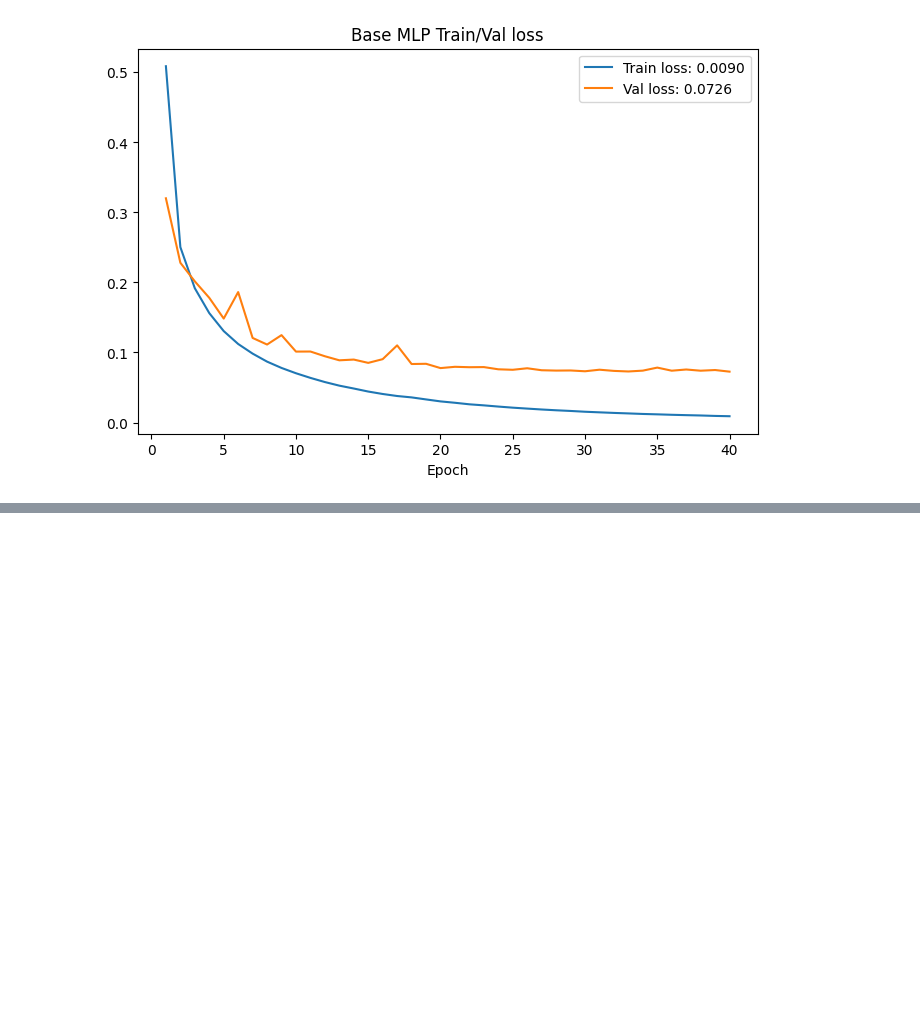
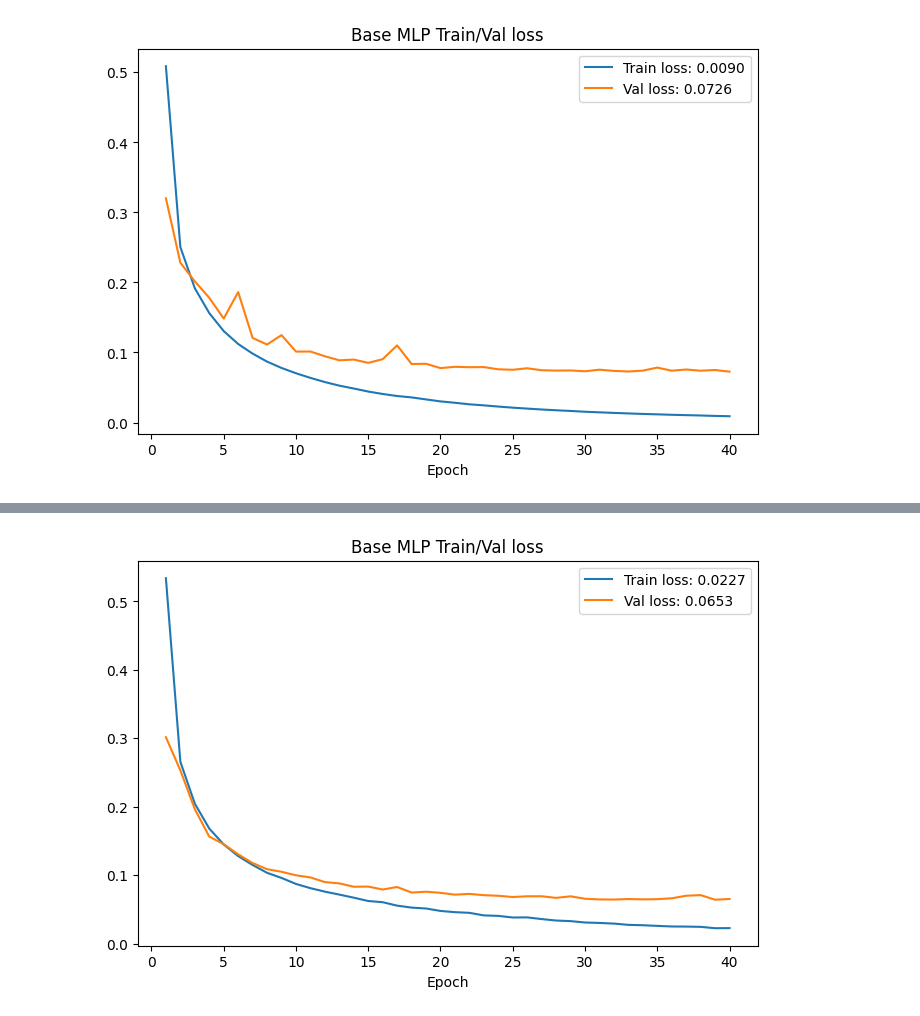
Before and after one commit to M4rselo/hypothesis_mnist_project, a Jupyter notebook: mnist_hypothesis_project.ipynb, the cells around one changed output, grey strips where cells are left out. Saved outputs shown, nothing was run; the diff lists cells and outputs as text; code cells hidden in the pictures; blank space fills up the shorter version.

```diff
--- a/mnist_hypothesis_project.ipynb
+++ b/mnist_hypothesis_project.ipynb
@@ -257,7 +257,7 @@ False labels in batch: 24
 ## MLP One Hidden Layer Class
 # %%
 class BaseMLP(nn.Module):
-    def __init__(self, num_outputs, num_hiddens, act_name, lr):
+    def __init__(self, num_outputs, num_hiddens, dropout_num, act_name, lr):
         super().__init__()
         self.num_outputs = num_outputs
         self.num_hiddens = num_hiddens
@@ -267,7 +267,8 @@ class BaseMLP(nn.Module):
             self.act_func = nn.ReLU()
         else:
             self.act_func = nn.Tanh()
-        self.net = nn.Sequential(nn.Flatten(), nn.LazyLinear(self.num_hiddens), self.act_func, nn.LazyLinear(self.num_outputs))
+        self.net = nn.Sequential(nn.Flatten(), nn.LazyLinear(self.num_hiddens), self.act_func,
+                                 nn.Dropout(dropout_num), nn.LazyLinear(self.num_outputs))
 
     def forward(self, X):
         return self.net(X)
@@ -333,0 +343,7 @@ trainer.fit(base_mlp, train_tensor, val_tensor, plotter)
+# %%
+base_mlp = BaseMLP(num_outputs=10, num_hiddens=1024, dropout_num=0.5, act_name='ReLU', lr=0.3)
+plotter = Plotter("Base MLP Train/Val loss")
+trainer = Trainer(40)
+trainer.fit(base_mlp, train_tensor, val_tensor, plotter)
+# %% [output]
+[figure, added]
```
Also changed, not shown: parts of 11 cells of this notebook.
